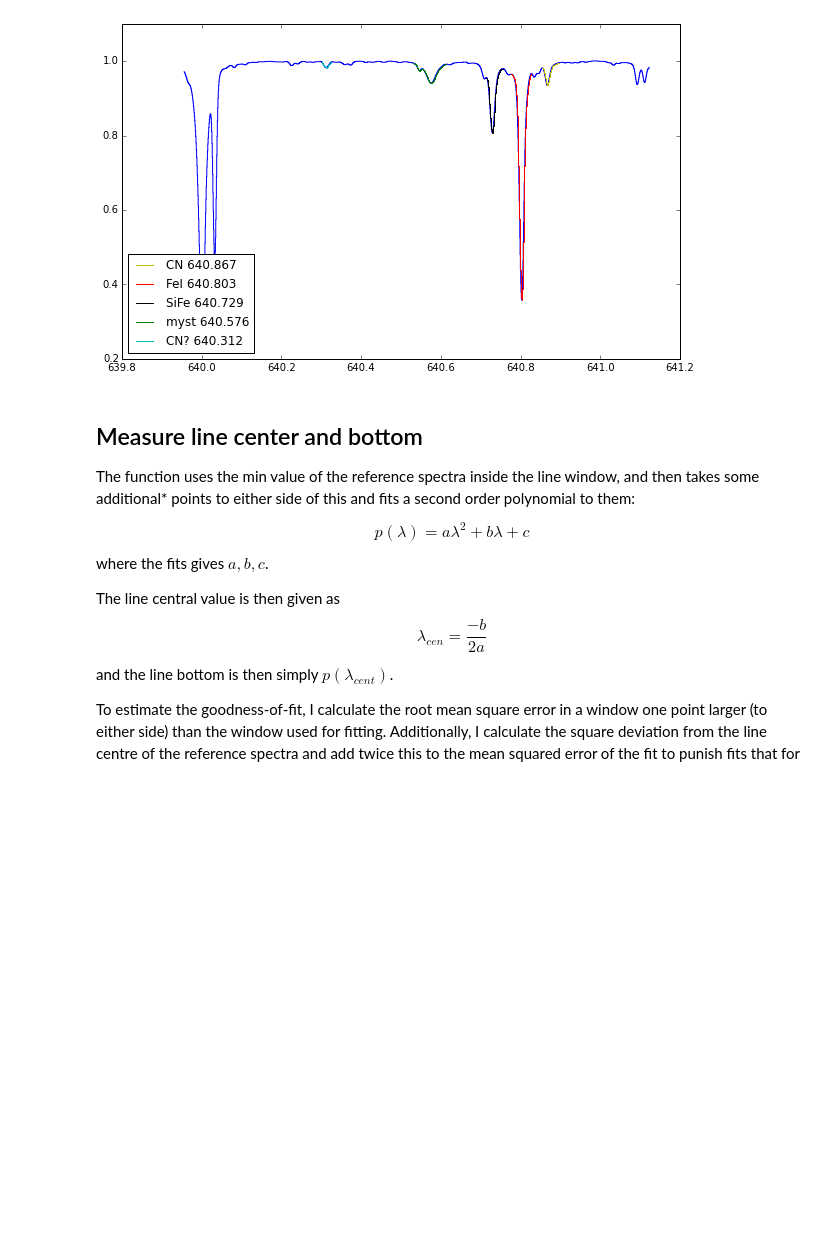
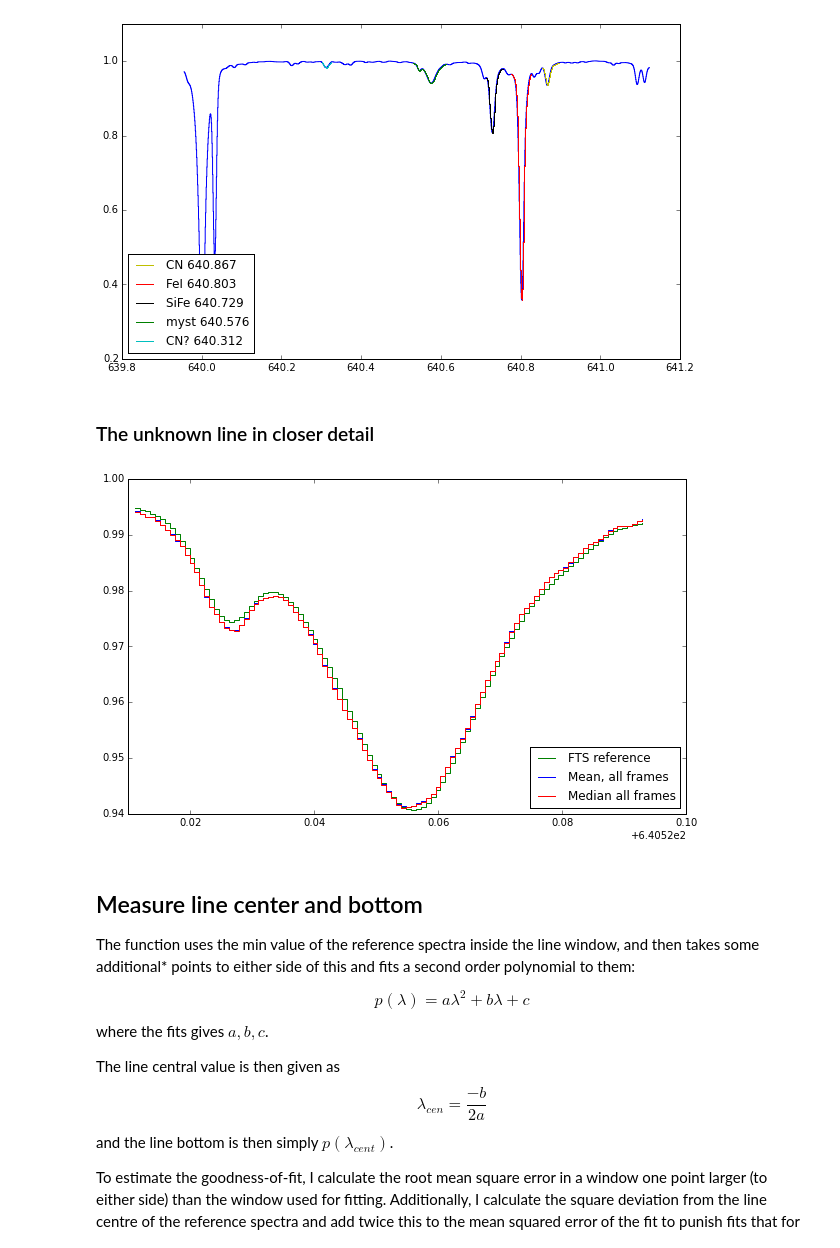
Before and after one commit to Tobychev/Danspectra, a Jupyter notebook: 6405_region.ipynb, the cells around one changed output. Drawn from its saved outputs; the diff is of its cells as text; code cells hidden in the pictures; blank space fills up the shorter version.

```diff
--- a/6405_region.ipynb
+++ b/6405_region.ipynb
@@ -41,6 +41,22 @@ pl.legend(loc="lower left")
 pl.show()
 # %% [output]
 [figure]
+# %% [markdown]
+### The unknown line in closer detail
+# %%
+DATA = frm.data[:,myst.idx]
+for frm in s6405_t5p.frames[1:]:
+    DATA = np.concatenate((DATA,frm.data[:,myst.idx]),axis=0)
+
+mn  = DATA.mean(axis=0)
+mdn = np.median(DATA,axis=0)
+pl.step(s6405_t5p.lmbd[myst.idx],s6405_t5p.ref[myst.idx],'g',label="FTS reference")
+pl.step(s6405_t5p.lmbd[myst.idx],mn,'b',label="Mean, all frames" )
+pl.step(s6405_t5p.lmbd[myst.idx],mdn,'r',label="Median all frames")
+pl.legend(loc="lower right")
+pl.show()
+# %% [output]
+[figure, added]
 # %% [markdown]
 ## Measure line center and bottom
 The function uses the min value of the reference spectra inside the line window, and then takes some additional\*  points to either side of this and fits a second order polynomial to them:
```
Also changed, not shown: parts of 2 cells of this notebook.
